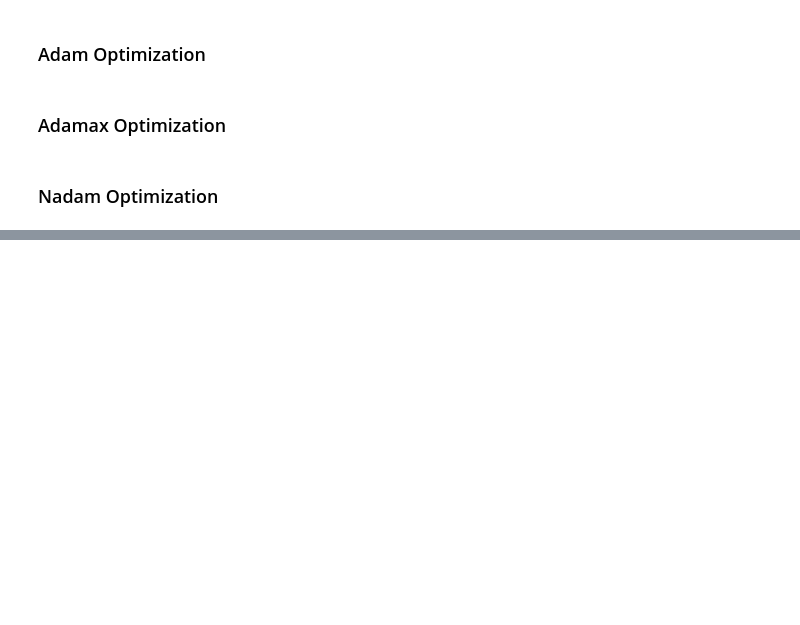
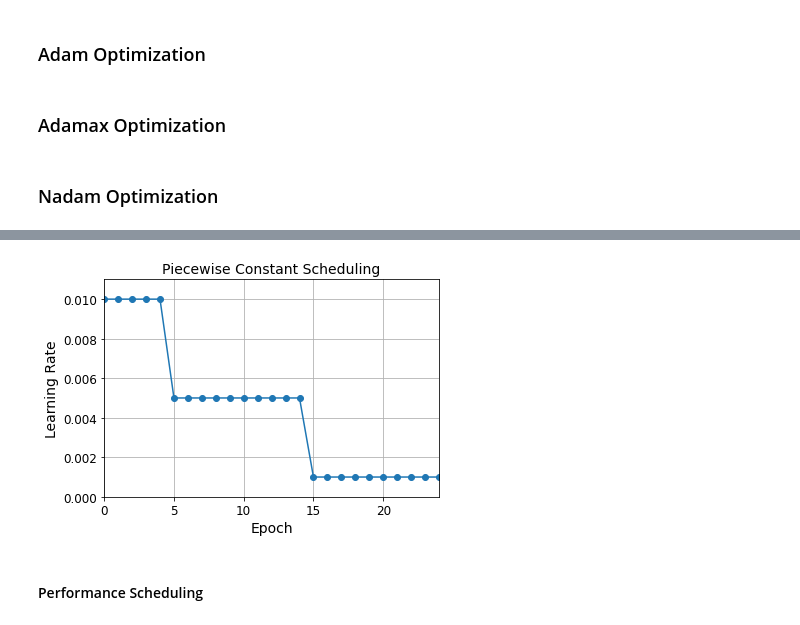
Before and after one commit to niujie/hands-on-ml-zh, a Jupyter notebook: c11.ipynb, the cells around one changed output, grey strips where cells are left out. Saved outputs shown, nothing was run; the diff lists cells and outputs as text; code cells hidden in the pictures; blank space fills up the shorter version.

```diff
--- a/c11.ipynb
+++ b/c11.ipynb
@@ -747,0 +928,31 @@ optimizer = keras.optimizers.Nadam(lr=0.001, beta_1=0.9, beta_2=0.999)
+# %%
+def piecewise_constant_fn(epoch):
+    if epoch < 5:
+        return 0.01
+    elif epoch < 15:
+        return 0.005
+    else:
+        return 0.001
+# %%
+def piecewise_constant(boundaries, values):
+    boundaries = np.array([0] + boundaries)
+    values = np.array(values)
+    def piecewise_constant_fn(epoch):
+        return values[np.argmax(boundaries > epoch) - 1]
+    return piecewise_constant_fn
+
+piecewise_constant_fn = piecewise_constant([5, 15], [0.01, 0.005, 0.001])
+# %%
+lr_scheduler = keras.callbacks.LearningRateScheduler(piecewise_constant_fn)
+
+model = keras.models.Sequential([
+    keras.layers.Flatten(input_shape=[28, 28]),
+    keras.layers.Dense(300, activation="selu", kernel_initializer="lecun_normal"),
+    keras.layers.Dense(100, activation="selu", kernel_initializer="lecun_normal"),
+    keras.layers.Dense(10, activation="softmax")
+])
+model.compile(loss="sparse_categorical_crossentropy", optimizer="nadam", metrics=["accuracy"])
+n_epochs = 25
+history = model.fit(X_train_scaled, y_train, epochs=n_epochs,
+                    validation_data=(X_valid_scaled, y_valid),
+                    callbacks=[lr_scheduler])
@@ -747,0 +977,12 @@ optimizer = keras.optimizers.Nadam(lr=0.001, beta_1=0.9, beta_2=0.999)
+# %%
+plt.plot(history.epoch, [piecewise_constant_fn(epoch) for epoch in history.epoch], "o-")
+plt.axis([0, n_epochs - 1, 0, 0.011])
+plt.xlabel("Epoch")
+plt.ylabel("Learning Rate")
+plt.title("Piecewise Constant Scheduling", fontsize=14)
+plt.grid(True)
+plt.show()
+# %% [output]
+[figure, added]
+# %% [markdown]
+#### Performance Scheduling
```
Also changed, not shown: parts of 106 cells of this notebook, 40 other files.
